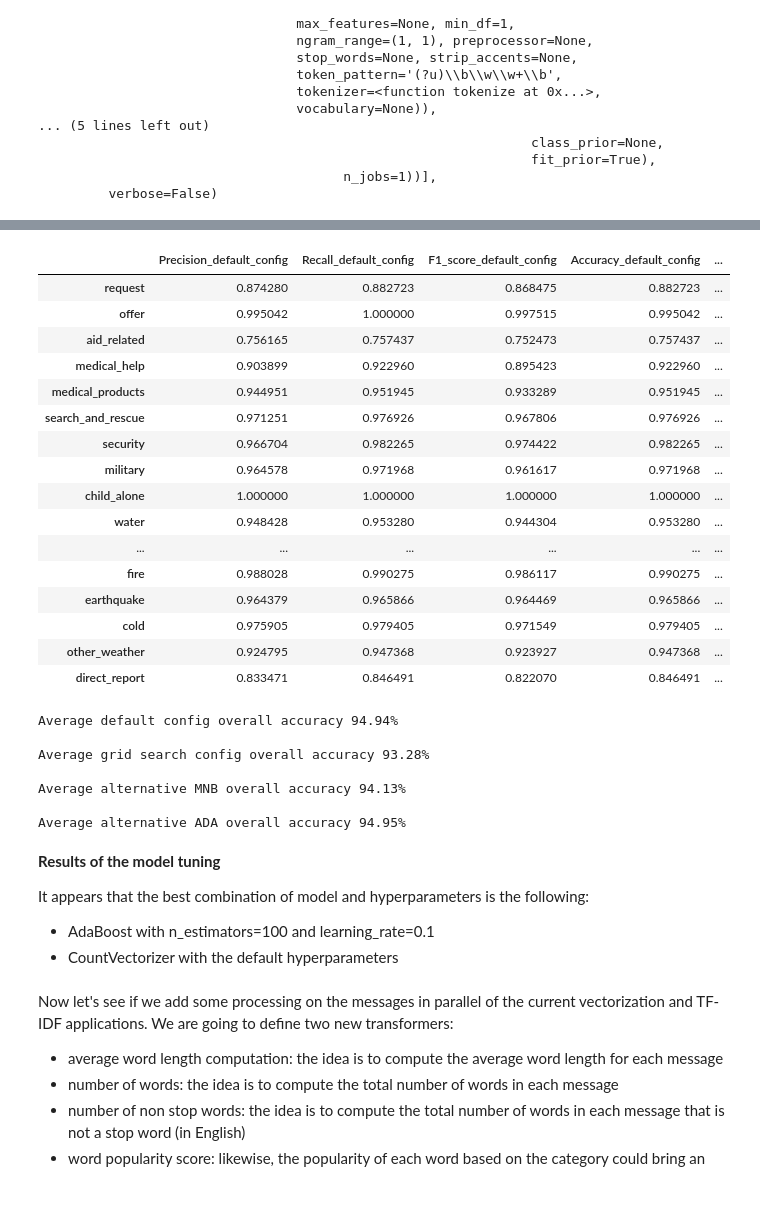
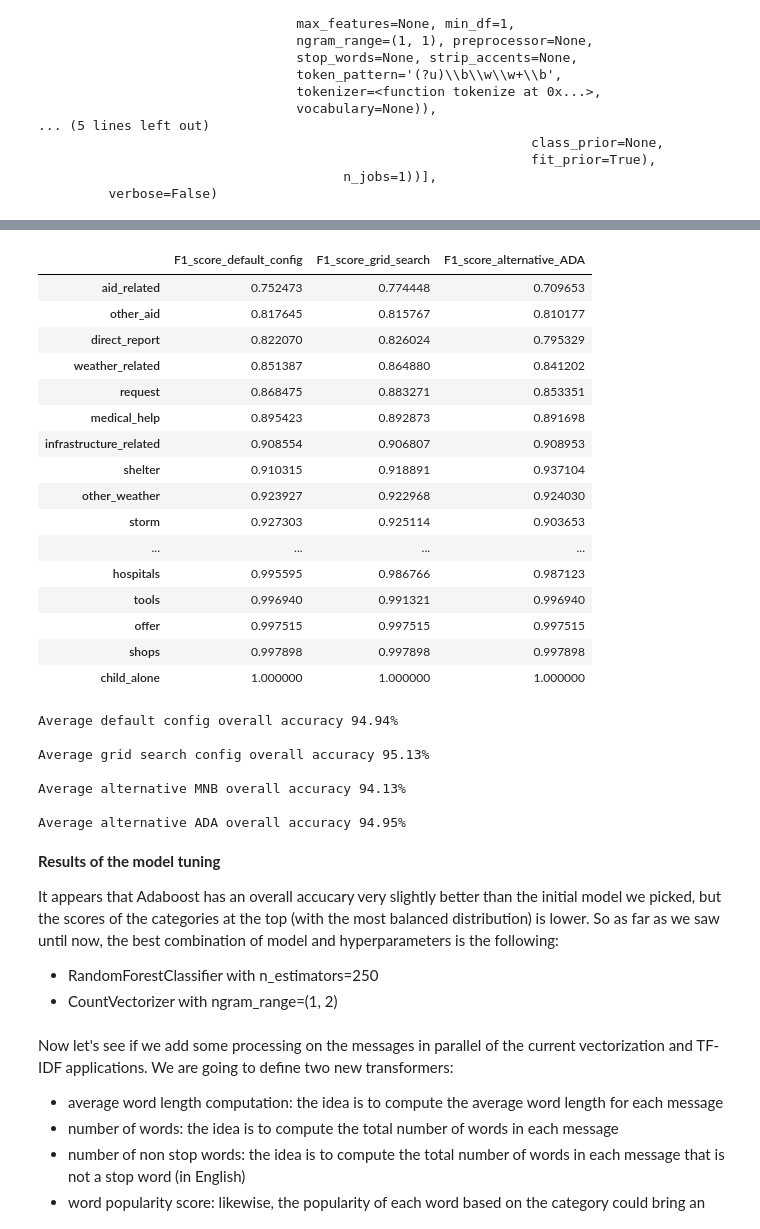
Before and after one commit to acoullandreau/disaster_response_pipeline, a Jupyter notebook: ML Pipeline Preparation.ipynb, the cells around one changed output, grey strips where cells are left out. Cells and saved outputs as stored; diff of their text form; code cells hidden in the pictures; blank space fills up the shorter version.

```diff
--- a/ML Pipeline Preparation.ipynb
+++ b/ML Pipeline Preparation.ipynb
@@ -156,8 +157,6 @@ def compute_metrics(y_test, y_pred):
     for column in y_test.columns:
         report = classification_report(y_test[column], y_pred[:,i], labels=np.unique(y_pred[:,i]), output_dict=True)
         reports[column]=report['weighted avg']
-        #reports[column]['category'] = column
-        reports[column]['accuracy'] = (y_pred[:,i] == y_test[column]).mean()
         i+=1
 
     return reports
@@ -333,12 +332,11 @@ pipeline.get_params()
 
 parameters = {
     'vect__ngram_range':[(1, 1), (1, 2)],
-    'vect__max_df':[0.5, 0.75, 1],
     'clf__estimator__n_estimators':[10, 100, 250]
 }
 
-cv = GridSearchCV(pipeline, param_grid=parameters, n_jobs=-1, cv=3)
-#we specify cv=3, i.e the cross-validation splitting strategy - 3 folds
+cv = GridSearchCV(pipeline, param_grid=parameters, n_jobs=-1, cv=5)
+#we specify cv=5, i.e the cross-validation splitting strategy - 5 folds
 
 #let's repeat the fit and predict steps but now trying with all combinations of parameters set above
 cv.fit(X_train, y_train)
@@ -484,26 +495,26 @@ y_pred_alt_ADA = pipeline_alt_ADA.predict(X_test)
 # %%
 #let's see how the metrics changed
 results_alt_ADA = compute_metrics(y_test, y_pred_alt_ADA)
 df_results = append_results_to_df(df_results, results_alt_ADA, 'alternative_ADA')
-df_results
+df_results[['F1_score_default_config', 'F1_score_grid_search', 'F1_score_alternative_ADA']].sort_values('F1_score_default_config')
 # %% [output]
-|  | Precision_default_config | Recall_default_config | F1_score_default_config | Accuracy_default_config | ... |
-| request | 0.874280 | 0.882723 | 0.868475 | 0.882723 | ... |
-| offer | 0.995042 | 1.000000 | 0.997515 | 0.995042 | ... |
-| aid_related | 0.756165 | 0.757437 | 0.752473 | 0.757437 | ... |
-| medical_help | 0.903899 | 0.922960 | 0.895423 | 0.922960 | ... |
-| medical_products | 0.944951 | 0.951945 | 0.933289 | 0.951945 | ... |
-| search_and_rescue | 0.971251 | 0.976926 | 0.967806 | 0.976926 | ... |
-| security | 0.966704 | 0.982265 | 0.974422 | 0.982265 | ... |
-| military | 0.964578 | 0.971968 | 0.961617 | 0.971968 | ... |
-| child_alone | 1.000000 | 1.000000 | 1.000000 | 1.000000 | ... |
-| water | 0.948428 | 0.953280 | 0.944304 | 0.953280 | ... |
-| ... | ... | ... | ... | ... | ... |
-| fire | 0.988028 | 0.990275 | 0.986117 | 0.990275 | ... |
-| earthquake | 0.964379 | 0.965866 | 0.964469 | 0.965866 | ... |
-| cold | 0.975905 | 0.979405 | 0.971549 | 0.979405 | ... |
-| other_weather | 0.924795 | 0.947368 | 0.923927 | 0.947368 | ... |
-| direct_report | 0.833471 | 0.846491 | 0.822070 | 0.846491 | ... |
+|  | F1_score_default_config | F1_score_grid_search | F1_score_alternative_ADA |
+| aid_related | 0.752473 | 0.774448 | 0.709653 |
+| other_aid | 0.817645 | 0.815767 | 0.810177 |
+| direct_report | 0.822070 | 0.826024 | 0.795329 |
+| weather_related | 0.851387 | 0.864880 | 0.841202 |
+| request | 0.868475 | 0.883271 | 0.853351 |
+| medical_help | 0.895423 | 0.892873 | 0.891698 |
+| infrastructure_related | 0.908554 | 0.906807 | 0.908953 |
+| shelter | 0.910315 | 0.918891 | 0.937104 |
+| other_weather | 0.923927 | 0.922968 | 0.924030 |
+| storm | 0.927303 | 0.925114 | 0.903653 |
+| ... | ... | ... | ... |
+| hospitals | 0.995595 | 0.986766 | 0.987123 |
+| tools | 0.996940 | 0.991321 | 0.996940 |
+| offer | 0.997515 | 0.997515 | 0.997515 |
+| shops | 0.997898 | 0.997898 | 0.997898 |
+| child_alone | 1.000000 | 1.000000 | 1.000000 |
 # %%
 overall_accuracy_default = (y_pred == y_test).mean().mean()
 overall_accuracy_GS = (y_pred_optim == y_test).mean().mean()
@@ -517,7 +528,7 @@ print('Average alternative ADA overall accuracy {0:.2f}% \n'.format(overall_accu
 # %% [output]
 Average default config overall accuracy 94.94%
 
-Average grid search config overall accuracy 93.28%
+Average grid search config overall accuracy 95.13%
 
 Average alternative MNB overall accuracy 94.13%
 
@@ -525,9 +536,9 @@ Average alternative ADA overall accuracy 94.95%
 # %% [markdown]
 **Results of the model tuning**
 
-It appears that the best combination of model and hyperparameters is the following:
-- AdaBoost with n_estimators=100 and learning_rate=0.1
-- CountVectorizer with the default hyperparameters
+It appears that Adaboost has an overall accucary very slightly better than the initial model we picked, but the scores of the categories at the top (with the most balanced distribution) is lower. So as far as we saw until now, the best combination of model and hyperparameters is the following:
+- RandomForestClassifier with n_estimators=250
+- CountVectorizer with ngram_range=(1, 2)
 # %% [markdown]
 Now let's see if we add some processing on the messages in parallel of the current vectorization and TF-IDF applications.
 We are going to define two new transformers:
```
Also changed, not shown: parts of 26 cells of this notebook.
